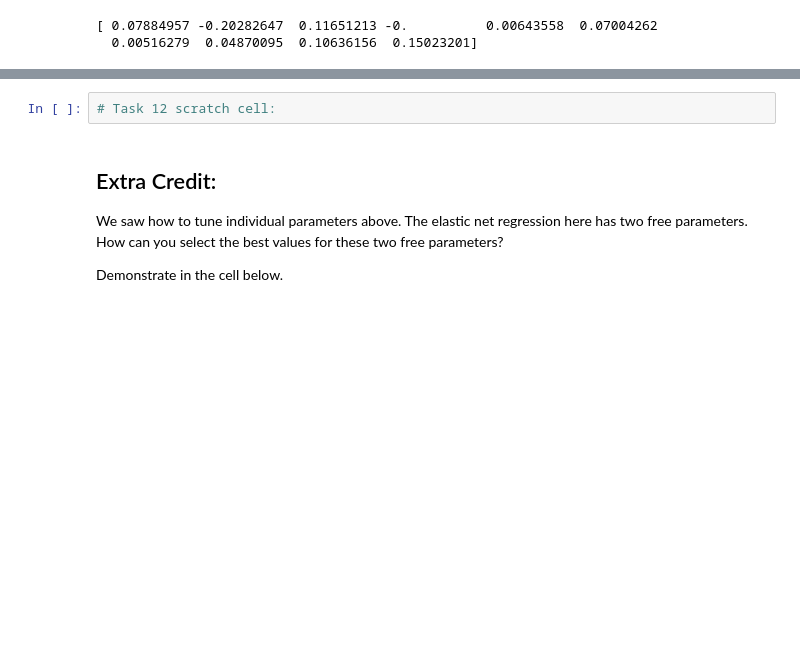
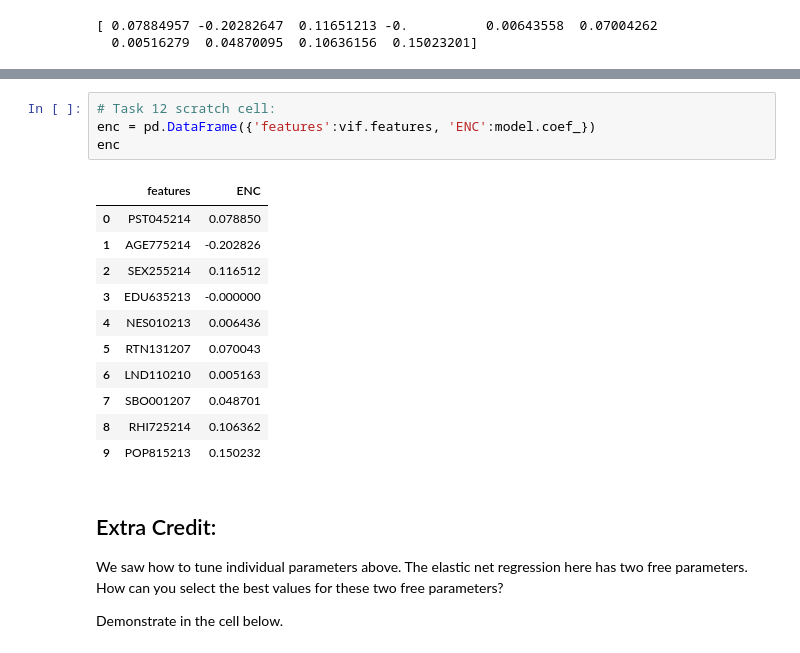
Before and after one commit to BenjaminGuerreroLewin/EnvDatSci22, a Jupyter notebook: CodeSprints/multicollinearity_methods.ipynb, the cells around one changed output, grey strips where cells are left out. Cells and saved outputs as stored; diff of their text form; blank space fills up the shorter version.

```diff
--- a/CodeSprints/multicollinearity_methods.ipynb
+++ b/CodeSprints/multicollinearity_methods.ipynb
@@ -624,5 +627,19 @@ vif['ElNet_coef']= model.coef_
 # %%
 # Task 12 scratch cell:
+enc = pd.DataFrame({'features':vif.features, 'ENC':model.coef_})
+enc
+# %% [output]
+|  | features | ENC |
+| 0 | PST045214 | 0.078850 |
+| 1 | AGE775214 | -0.202826 |
+| 2 | SEX255214 | 0.116512 |
+| 3 | EDU635213 | -0.000000 |
+| 4 | NES010213 | 0.006436 |
+| 5 | RTN131207 | 0.070043 |
+| 6 | LND110210 | 0.005163 |
+| 7 | SBO001207 | 0.048701 |
+| 8 | RHI725214 | 0.106362 |
+| 9 | POP815213 | 0.150232 |
 # %% [markdown]
 ## Extra Credit:
 We saw how to tune individual parameters above. The elastic net regression here has two free parameters. How can you select the best values for these two free parameters?
```
Also changed, not shown: parts of 4 cells of this notebook.
